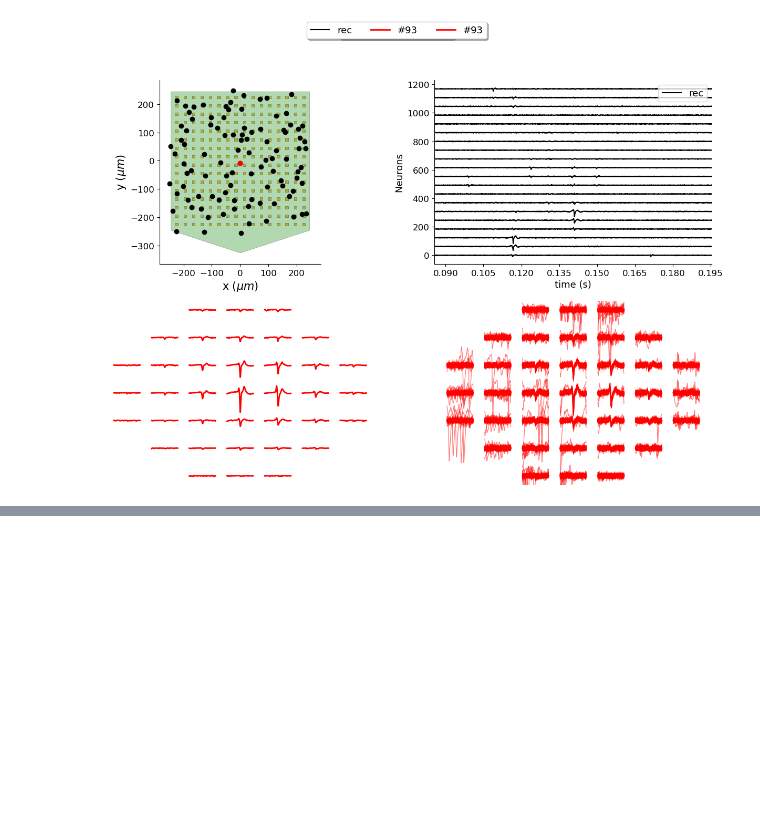
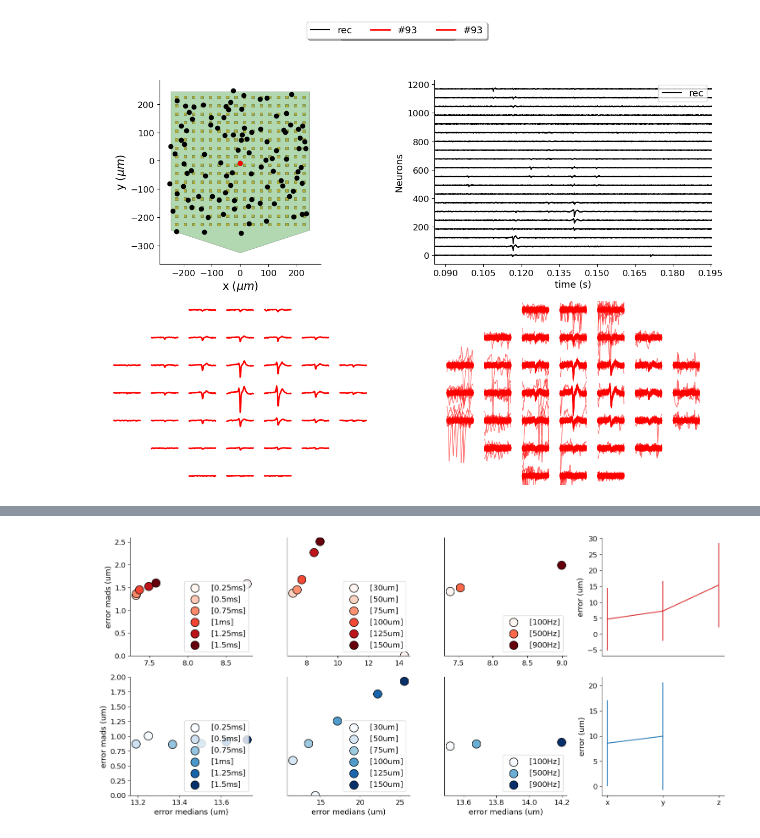
Before and after one commit to melinatonine/ProjetCNN, a Jupyter notebook: benchmark_localization.ipynb, the cells around one changed output, grey strips where cells are left out. Cells and saved outputs as stored; diff of their text form; code cells hidden in the pictures; blank space fills up the shorter version.

```diff
--- a/benchmark_localization.ipynb
+++ b/benchmark_localization.ipynb
@@ -108,13 +114,19 @@ A Jupyter Widget
 # %%
-#benchmarks_3 = []
-for method in ['monopolar_triangulation']:
-    for r_range in [30]:
-        title = f'Monopolar (with decrease) {r_range}um'
-        params = {'enforce_decrease': do_decrease, 'local_radius_um' : r_range}
+benchmarks_radius = {}
+waveforms = None
+for method in ['monopolar_triangulation', 'center_of_mass']:
+    benchmarks_radius[method] = {}
+    for r_range in [30, 50, 75, 100, 125, 150]:
+        if method == 'monopolar_triangulation':
+            title = f'Mononopolar [{r_range}um]'
+            params = {'enforce_decrease': True, 'local_radius_um' : r_range}
+        else:
+            params = {'local_radius_um' : r_range}
+            title = f'CoM (ptp) [{r_range}um]'
         bench = BenchmarkPeakLocalization(recording_f, gt_sorting, positions, job_kwargs=job_kwargs, title=title)
         if waveforms is not None:
             bench.waveforms = waveforms
         bench.run(method, params)
         waveforms = bench.waveforms
-        benchmarks_3.append(bench)
+        benchmarks_radius[method][r_range] = bench
 # %% [output]
@@ -131,0 +146,21 @@ No artists with labels found to put in legend.  Note that artists whose label st
+# %%
+recordings = {}
+for cut_off in [100, 500, 900]:
+    recordings[cut_off] = si.bandpass_filter(recording, freq_min=cut_off)
+    recordings[cut_off] = si.common_reference(recordings[cut_off])
+    recordings[cut_off] = si.zscore(recordings[cut_off])
+# %%
+benchmarks_cutoff = {}
+for method in ['center_of_mass']:
+    benchmarks_cutoff[method] = {}
+    for cut_off in [100, 500, 900]:
+        if method == 'monopolar_triangulation':
+            title = f'Mononopolar [{cut_off}Hz]'
+            params = {'enforce_decrease': True}
+        else:
+            title = f'CoM (ptp) [{cut_off}Hz]'
+            params = {}
+
+        bench = BenchmarkPeakLocalization(recordings[cut_off], gt_sorting, positions, job_kwargs=job_kwargs, title=title)
+        bench.run(method, params)
+        benchmarks_cutoff[method][cut_off] = bench
@@ -131,0 +361,6 @@ No artists with labels found to put in legend.  Note that artists whose label st
+# %%
+plot_comparison_precision_2([benchmarks_ms, benchmarks_radius, benchmarks_cutoff])
+plt.tight_layout()
+plt.savefig('influence.pdf')
+# %% [output]
+[figure, added]
```
Also changed, not shown: parts of 12 cells of this notebook.
